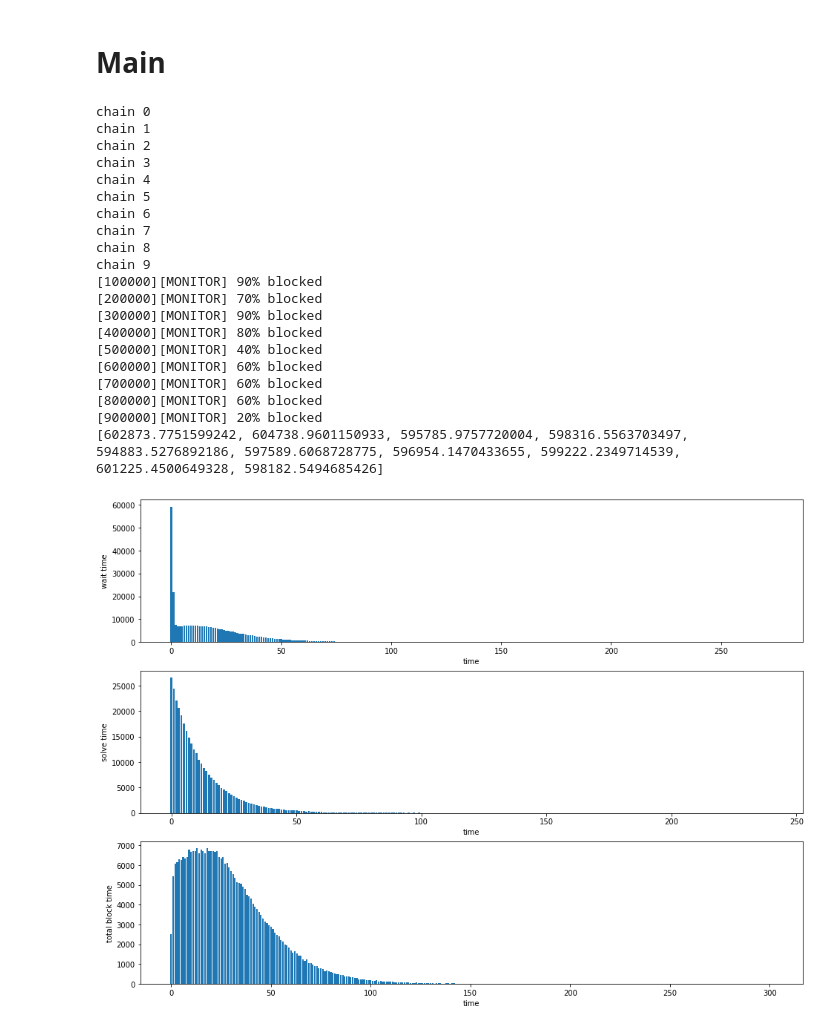
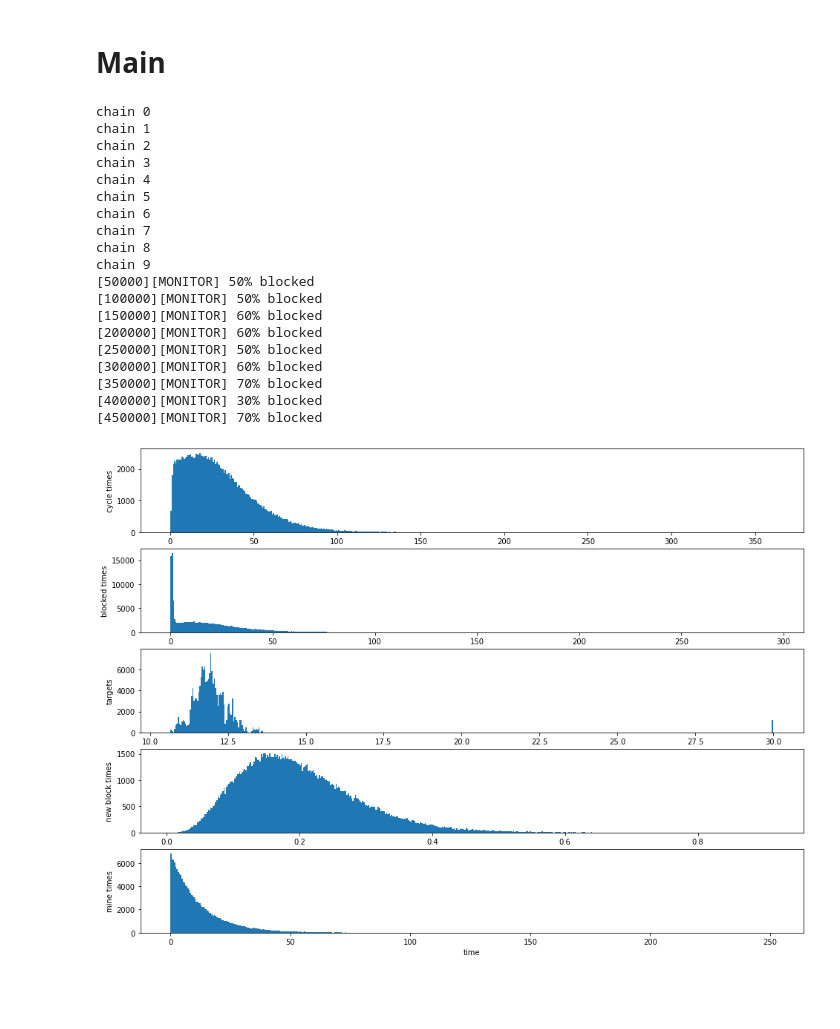
Before and after one commit to larskuhtz/ChainwebSimulations, a Jupyter notebook: DifficultyAdjustment.ipynb, the cells around one changed output. Cells and saved outputs as stored; diff of their text form; code cells hidden in the pictures; blank space fills up the shorter version.

```diff
--- a/DifficultyAdjustment.ipynb
+++ b/DifficultyAdjustment.ipynb
@@ -477,5 +437,14 @@ def main(graph, n, logTags = []):
+# %%
+def main(graph, n, logTags = []):
+    binSize = 0.1
+    env = Environment()
+    cw = Chainweb(env, graph, binSize, logTags)
+    m = env.process(monitor(env, cw, n/10))
+    env.run(until=n)
+    return cw
 # %%
-cw, hists = main(Peterson, 1000000, [])
+cw = main(Peterson, 500000, [])
+chains = cw.chains
 # %% [output]
 chain 0
 chain 1
@@ -487,21 +456,37 @@ chain 6
 chain 7
 chain 8
 chain 9
-[100000][MONITOR] 90% blocked
-[200000][MONITOR] 70% blocked
-[300000][MONITOR] 90% blocked
-[400000][MONITOR] 80% blocked
-[500000][MONITOR] 40% blocked
-[600000][MONITOR] 60% blocked
-[700000][MONITOR] 60% blocked
-[800000][MONITOR] 60% blocked
-[900000][MONITOR] 20% blocked
-[602873.7751599242, 604738.9601150933, 595785.9757720004, 598316.5563703497, 594883.5276892186, 597589.6068728775, 596954.1470433655, 599222.2349714539, 601225.4500649328, 598182.5494685426]
+[50000][MONITOR] 50% blocked
+[100000][MONITOR] 50% blocked
+[150000][MONITOR] 60% blocked
+[200000][MONITOR] 60% blocked
+[250000][MONITOR] 50% blocked
+[300000][MONITOR] 60% blocked
+[350000][MONITOR] 70% blocked
+[400000][MONITOR] 30% blocked
+[450000][MONITOR] 70% blocked
 # %%
 # %matplotlib inline
 %matplotlib inline
 plt.rcParams["figure.figsize"] = [16,12]
-# %%
-plotHist(hists)
-# %% [output]
-[figure, removed]
+# %%
+cs = {}
+cs["cycle times"] = np.array([np.array(c.cycleTimes) for c in chains])
+cs["blocked times"] = np.array([np.array(c.blockedTimes) for c in chains])
+cs["targets"] = np.array([np.array(c.targets) for c in chains])
+cs["new block times"] = np.array([np.array(c.newBlockTimes) for c in chains])
+cs["mine times"] = np.array([np.array(c.mineTimes) for c in chains])
+# %%
+def plotHist(chains, bins = 100, cols=1):
+    fig = plt.figure()
+    rows = math.floor(len(chains) / cols)
+    for i,(t,c) in enumerate(chains.items()):
+        p = fig.add_subplot(rows, cols, i+1)
+        data = np.concatenate(c)
+        p.hist(data, bins=bins)
+        p.set_xlabel("time")
+        p.set_ylabel(t)
+# %%
+plotHist(cs, bins=500)
+# %% [output]
+[figure, added]
```
Also changed, not shown: parts of 10 cells of this notebook.
